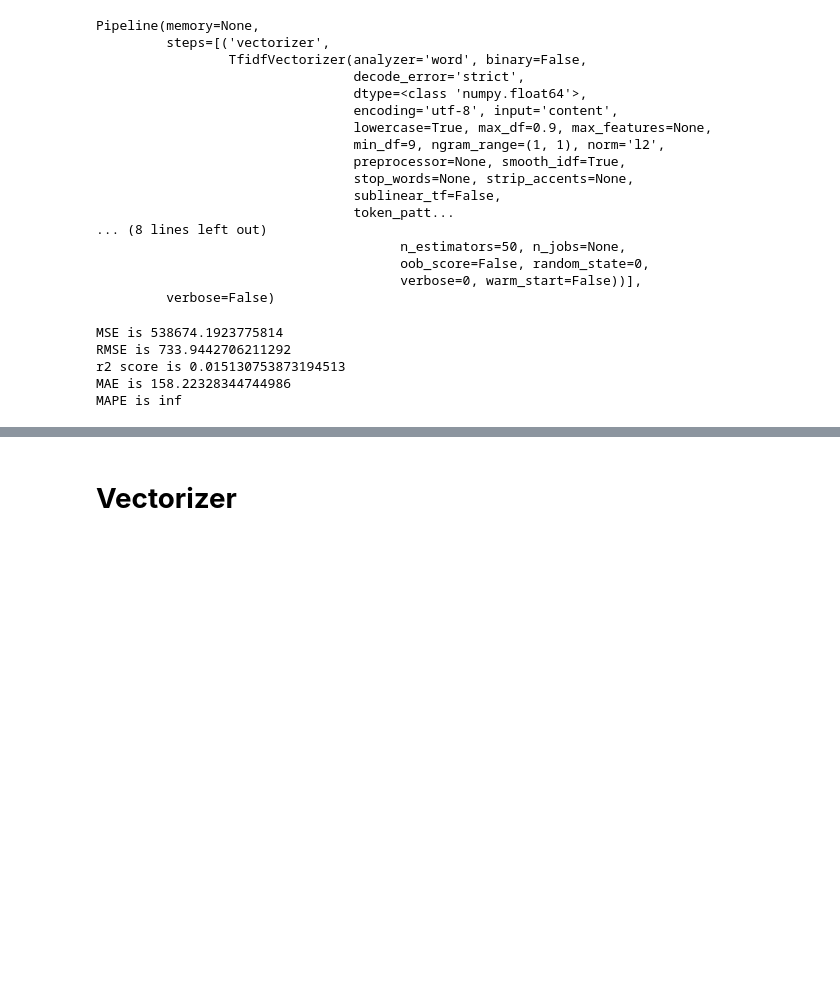
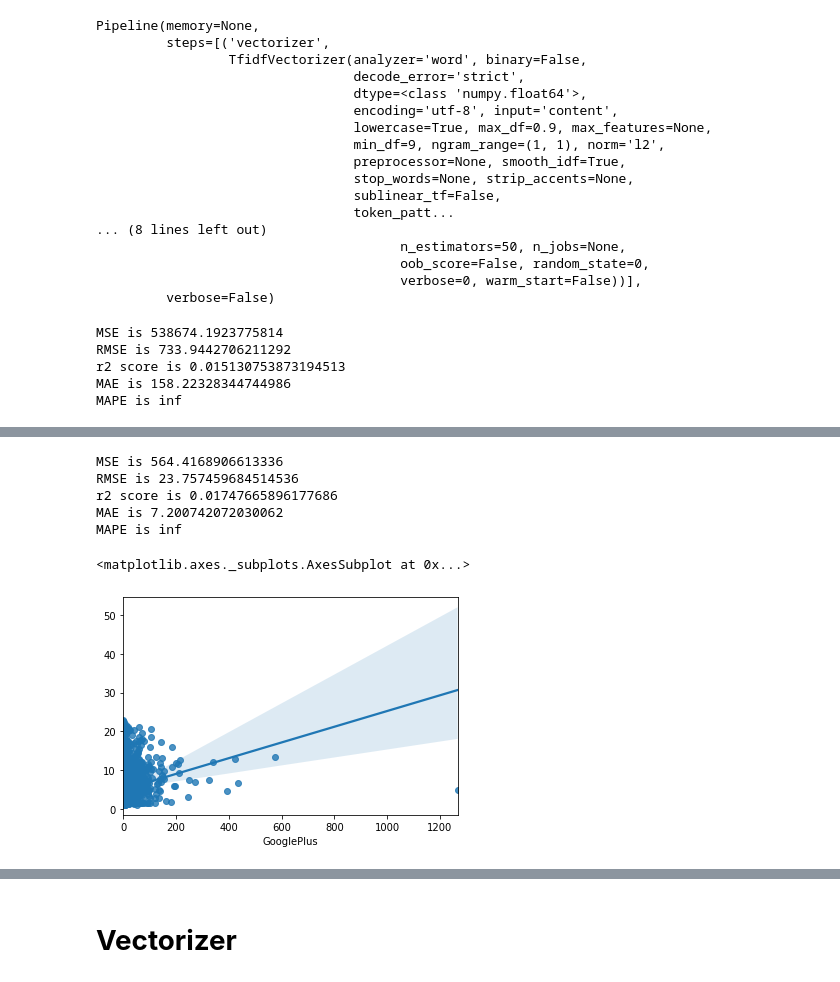
Before and after one commit to chinu1997/Capstone3-Team3, a Jupyter notebook: Chinmaya_Devprasad_team_4_of_News_Popularity_Prediction_in_Social_Media_Capstone_Project.ipynb, the cells around one changed output, grey strips where cells are left out. Drawn from its saved outputs; the diff is of its cells as text; code cells hidden in the pictures; blank space fills up the shorter version.

```diff
--- a/Chinmaya_Devprasad_team_4_of_News_Popularity_Prediction_in_Social_Media_Capstone_Project.ipynb
+++ b/Chinmaya_Devprasad_team_4_of_News_Popularity_Prediction_in_Social_Media_Capstone_Project.ipynb
@@ -362,0 +474,10 @@ U
+# %%
+# Create the random grid
+random_grid = {'n_estimators': n_estimators,
+               'max_depth': max_depth,
+               'min_samples_split': min_samples_split,
+               'min_samples_leaf': min_samples_leaf,
+               'bootstrap': [True]
+              }
+
+print(random_grid)
@@ -362,0 +486,10 @@ U
+# %%
+# First create the base model to tune
+rf = RandomForestRegressor()
+rf_random = GridSearchCV(estimator = rf,
+                         param_grid=random_grid,
+                         cv = 3,
+                         verbose=2,
+                         n_jobs = -1)
+
+rf_random.fit(X_train,Y_train)
@@ -362,0 +531,17 @@ U
+# %%
+random_forest=rf_random.best_estimator_
+# %%
+y_preds=random_forest.predict(X_test)
+# %%
+print_metrics(Y_test,y_preds)
+# %% [output]
+MSE is 564.4168906613336
+RMSE is 23.757459684514536
+r2 score is 0.01747665896177686
+MAE is 7.200742072030062
+MAPE is inf
+# %%
+sns.regplot(Y_test,y_preds)
+# %% [output]
+<matplotlib.axes._subplots.AxesSubplot at 0x...>
+[figure, added]
```
Also changed, not shown: parts of 48 cells of this notebook.
